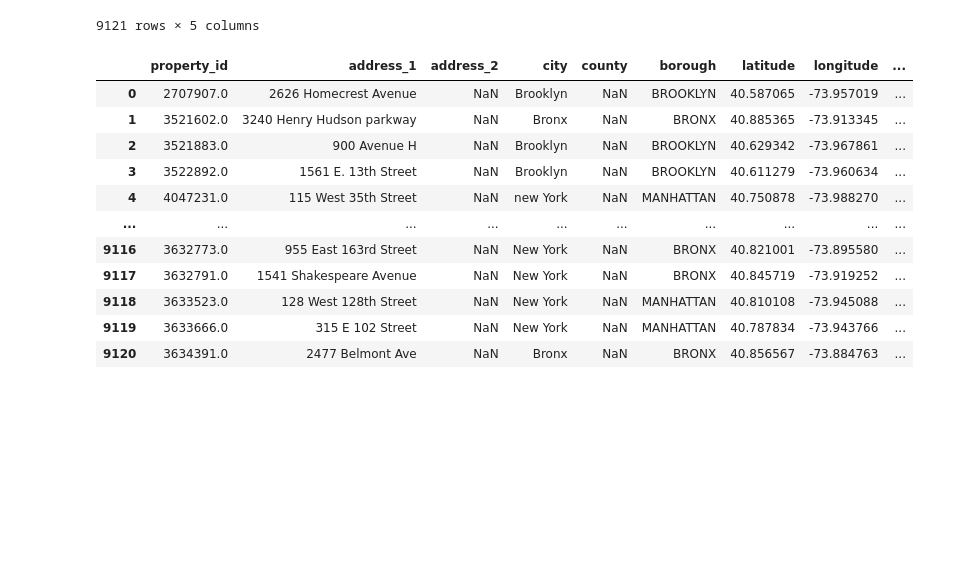
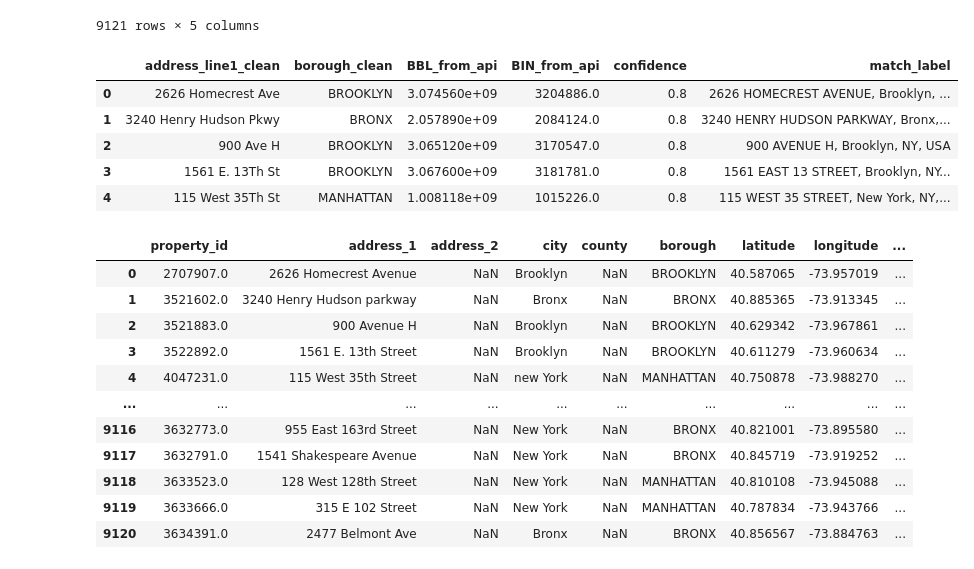
Before and after one commit to jhnboyy/CUNY_SPS_WORK, a Jupyter notebook: FALL2025/DATA698/BuildingDataWork_Part1.ipynb, the cells around one changed output. Drawn from its saved outputs; the diff is of its cells as text; code cells hidden in the pictures; blank space fills up the shorter version.

```diff
--- a/FALL2025/DATA698/BuildingDataWork_Part1.ipynb
+++ b/FALL2025/DATA698/BuildingDataWork_Part1.ipynb
@@ -1240,10 +1103,19 @@ out
 | 9120 | 2030760039 | 2012230 | 0.8 | 2477 BELMONT AVENUE, Bronx, NY, USA | 2477 Belmont Ave, BRONX, NY |
 9121 rows × 5 columns
 # %%
-BuildingInfoGeocoded = building_info_geocoded.join(out)
+# BuildingInfoGeocoded = building_info_geocoded.join(out)
 # BuildingInfoGeocoded.to_csv("BuildingInfoGeocoded_GEO_BBL.csv",index=False)
+BuildingInfoGeocoded =pd.read_csv("BuildingInfoGeocoded_GEO_BBL.csv")
+
 # quick peek
-# BuildingInfoGeocoded[["address_line1_clean","borough_clean","BBL_from_api","BIN_from_api","confidence","match_label"]].head()
+BuildingInfoGeocoded[["address_line1_clean","borough_clean","BBL_from_api","BIN_from_api","confidence","match_label"]].head()
+# %% [output]
+|  | address_line1_clean | borough_clean | BBL_from_api | BIN_from_api | confidence | match_label |
+| 0 | 2626 Homecrest Ave | BROOKLYN | 3.074560e+09 | 3204886.0 | 0.8 | 2626 HOMECREST AVENUE, Brooklyn, ... |
+| 1 | 3240 Henry Hudson Pkwy | BRONX | 2.057890e+09 | 2084124.0 | 0.8 | 3240 HENRY HUDSON PARKWAY, Bronx,... |
+| 2 | 900 Ave H | BROOKLYN | 3.065120e+09 | 3170547.0 | 0.8 | 900 AVENUE H, Brooklyn, NY, USA |
+| 3 | 1561 E. 13Th St | BROOKLYN | 3.067600e+09 | 3181781.0 | 0.8 | 1561 EAST 13 STREET, Brooklyn, NY... |
+| 4 | 115 West 35Th St | MANHATTAN | 1.008118e+09 | 1015226.0 | 0.8 | 115 WEST 35 STREET, New York, NY,... |
 # %%
 BuildingInfoGeocoded = BuildingInfoGeocoded.dropna(how='all',axis=1)
 # %%
```
Also changed, not shown: parts of 56 cells of this notebook.
